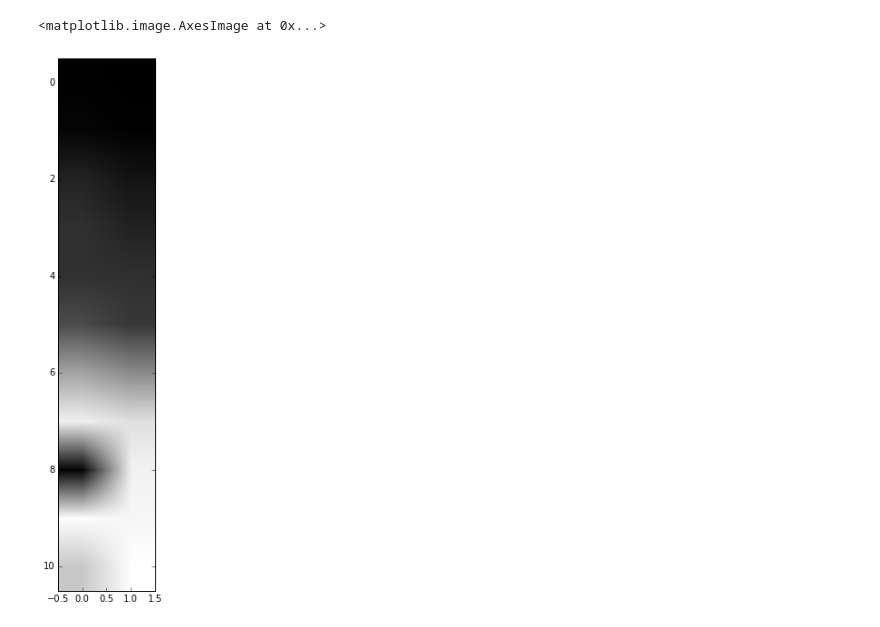
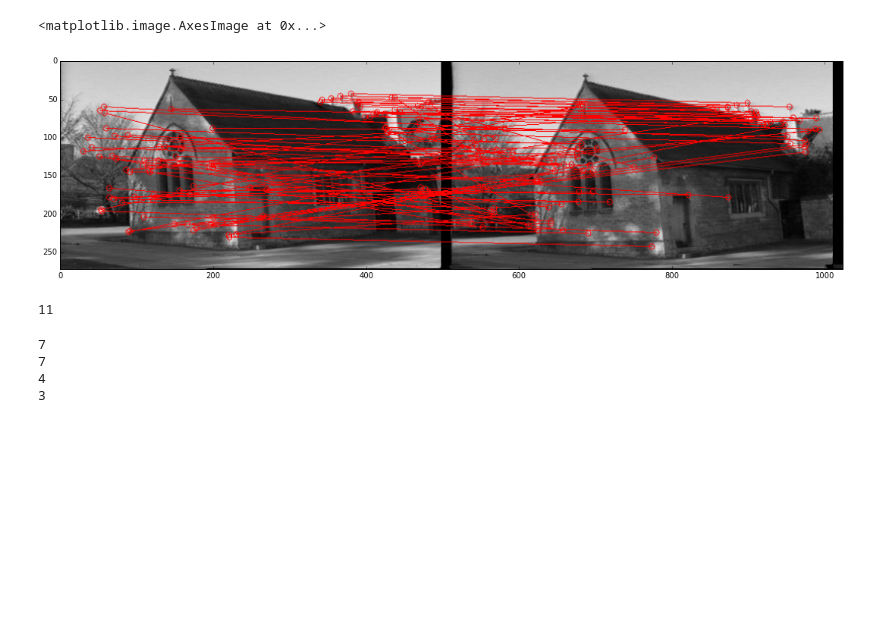
Before and after one commit to NCEghtebas/ComputerVisionCT, a Jupyter notebook: HW4/Q4.ipynb, the cells around one changed output. Saved outputs shown, nothing was run; the diff lists cells and outputs as text; code cells hidden in the pictures; blank space fills up the shorter version.

```diff
--- a/HW4/Q4.ipynb
+++ b/HW4/Q4.ipynb
@@ -13,0 +5,12 @@ plt.imshow(pic2, cmap="Greys_r")
+# %%
+%matplotlib inline
+pic1 = cv2.imread("Files/chapel1.png")
+pic2 = cv2.imread("Files/chapel2.png")
+
+pic1 = cv2.cvtColor( pic1, cv2.COLOR_BGR2GRAY)
+pic2 = cv2.cvtColor( pic2, cv2.COLOR_BGR2GRAY)
+
+plt.figure()
+plt.imshow(pic1, cmap="Greys_r")
+plt.figure()
+plt.imshow(pic2, cmap="Greys_r")
@@ -17,16 +24,16 @@ def extract_features(img):
     kps,descs=brisk.detectAndCompute(img,None)
     return (kps,descs)
 
-features1, feat1 = extract_features(pic1)
-img1=cv2.drawKeypoints(pic1,features1[:10])
+kp1, des1 = extract_features(pic1)
+img1=cv2.drawKeypoints(pic1,kp1[:10])
 f1=plt.figure()
 f1.set_size_inches(18.5, 10.5)
-plt.imshow(img1, cmap = "Greys_r")
+plt.imshow(img1)
 
-features2, feat2 = extract_features(pic2)
-img2=cv2.drawKeypoints(pic2,features2[:10])
+kp2, des2 = extract_features(pic2)
+img2=cv2.drawKeypoints(pic2,kp2)
 f2=plt.figure()
 f2.set_size_inches(18.5, 10.5)
-plt.imshow(img2, cmap = "Greys_r")
+plt.imshow(img2)
 # %% [output]
 <matplotlib.image.AxesImage at 0x...>
@@ -35,18 +114,67 @@ plt.imshow(img2, cmap = "Greys_r")
 # %%
 def match_kp(descs1,descs2):
     matcher = cv2.DescriptorMatcher_create("BruteForce")
     rawMatches = matcher.knnMatch(descs1, descs2, 2)
     matches = []
     for m in rawMatches:
         if len(m) == 2 and m[0].distance < m[1].distance * .75:
             matches.append((m[0].trainIdx, m[0].queryIdx))
     return matches
 
-matched = match_kp(feat1, feat2)
+def match_kp2(des1, des2):
+    bf = cv2.BFMatcher(cv2.NORM_HAMMING, crossCheck=True)
+    # Do matching
+    matches = bf.match(des1,des2)
+    # Sort the matches based on distance.  Least distance
+    # is better
+    matches = sorted(matches, key=lambda val: val.distance)
+    return matches
+
+matches = match_kp2(des1, des2)
+
+img3 = drawMatches(pic1,kp1,pic2,kp2, matches)
 
 f1=plt.figure()
 f1.set_size_inches(18.5, 10.5)
-plt.imshow(matched, cmap = "Greys_r")
+plt.imshow(img3)
 # %% [output]
 <matplotlib.image.AxesImage at 0x...>
-[figure, old version]
+[figure, new version]
+# %%
+matched = match_kp(des1, des2)
+
+
+# selectng only the best matches
+
+pts1 = np.float32([kp1[i].pt for (_,i) in matched])
+pts2 = np.float32([kp2[i].pt for (i,_) in matched])
+
+
+F, mask = cv2.findFundamentalMat(pts1,pts2,cv2.FM_LMEDS)
+
+# We select only inlier points
+inlier1 = pts1[mask.ravel()==1]
+inlier2 = pts2[mask.ravel()==1]
+
+out1 = [pt for pt in pts1 if pt not in inlier1]
+out2 = [pt for pt in pts2 if pt not in inlier2]
+# %% [output]
+11
+# %%
+from sklearn.preprocessing import normalize
+
+normed_F = normalize(F, axis=0, norm='l1')
+# nom = sum(F)
+# print sum(nom)
+# print normed_F
+# print F
+print len(inlier1)
+print len(inlier2)
+
+print len(out1)
+print len(out2)
+# %% [output]
+7
+7
+4
+3
```
Also changed, not shown: parts of 7 cells of this notebook.
